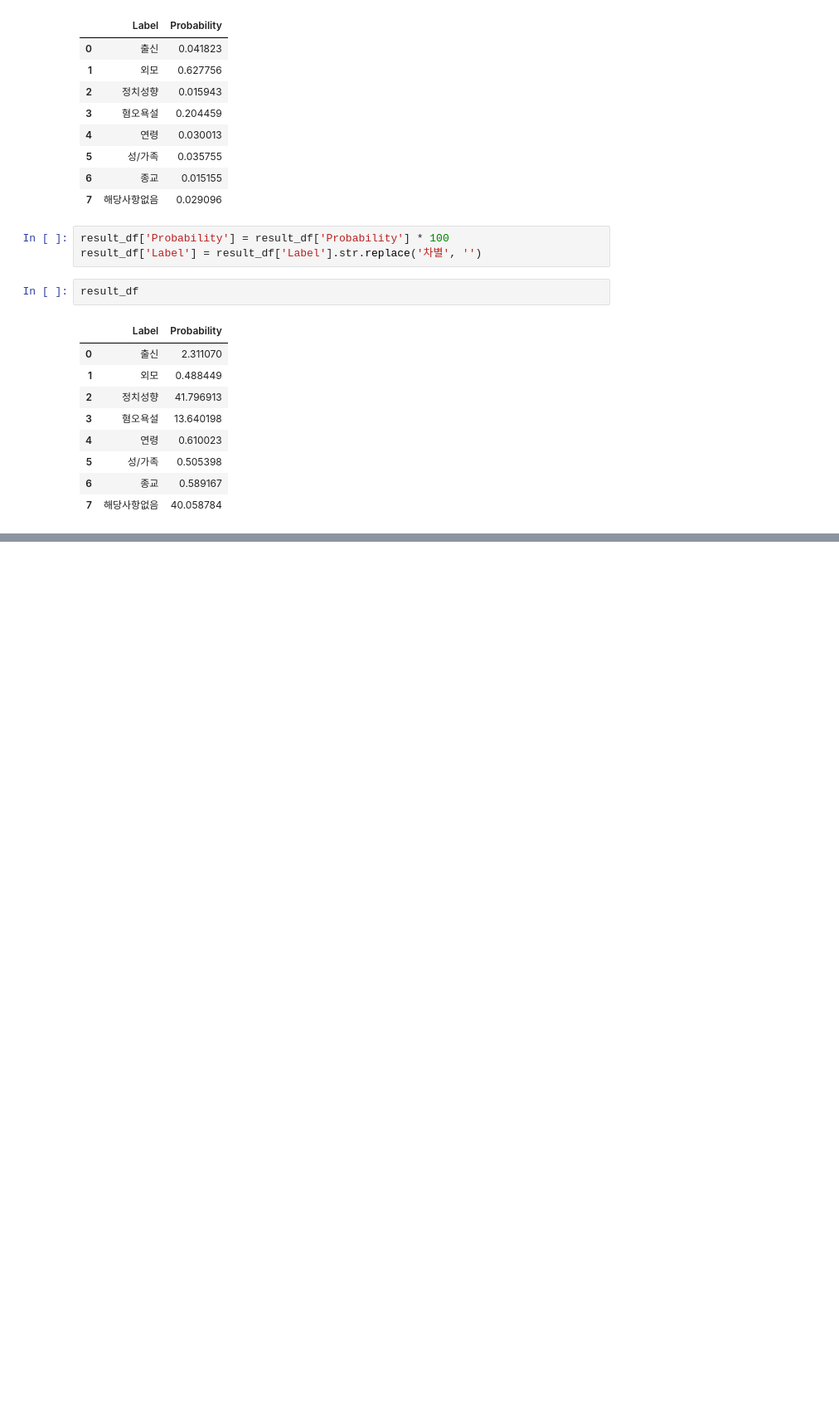
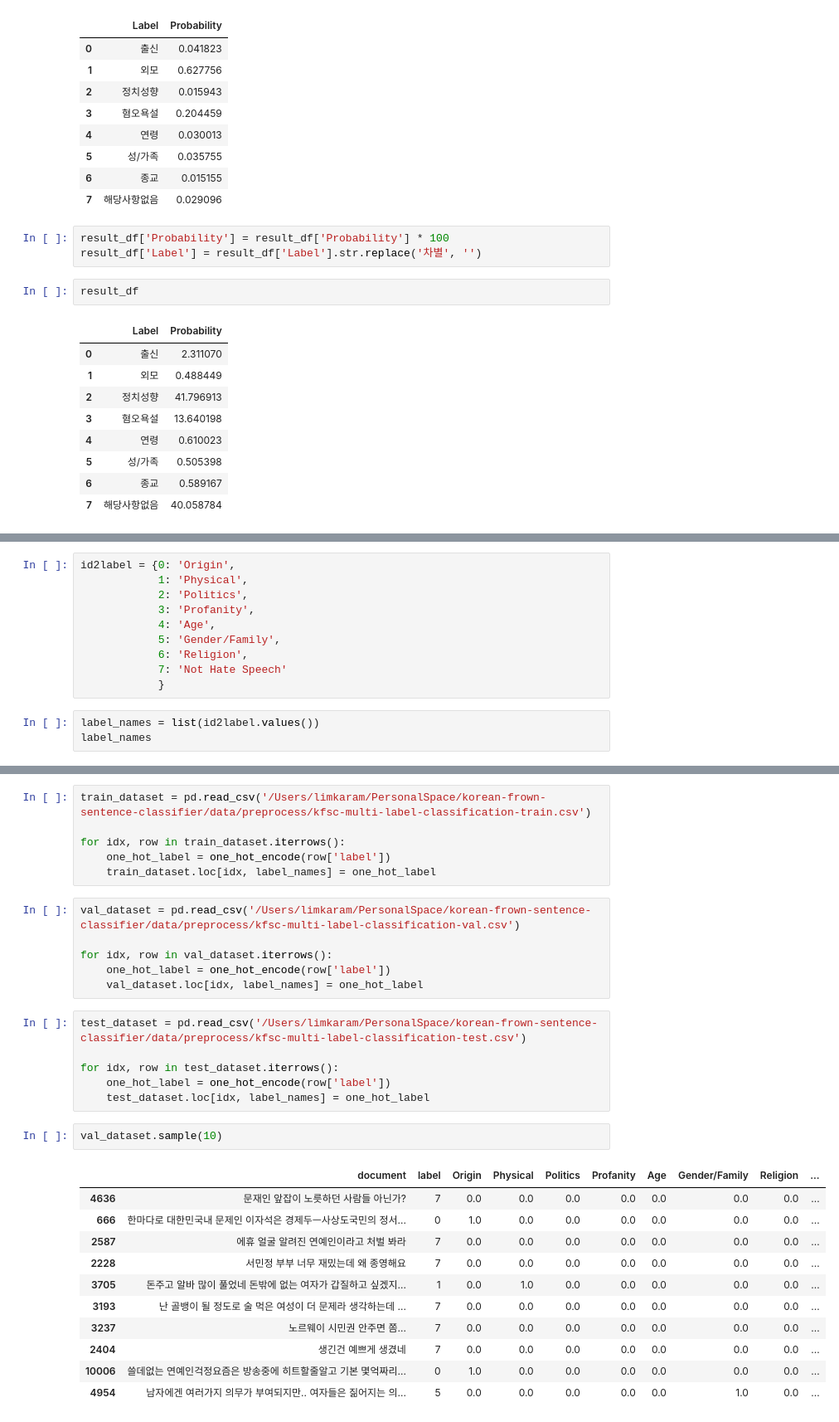
Before and after one commit to lkkaram/korean-frown-sentence-classifier, a Jupyter notebook: data/data_preprocess.ipynb, the cells around one changed output, grey strips where cells are left out. Shown: that part at 83% size. Drawn from its saved outputs; the diff is of its cells as text; blank space fills up the shorter version.

Commit message:
feat: multi-label classification 데이터 추가

```diff
--- a/data/data_preprocess.ipynb
+++ b/data/data_preprocess.ipynb
@@ -1078,0 +1464,13 @@ result_df
+# %%
+id2label = {0: 'Origin',
+            1: 'Physical',
+            2: 'Politics',
+            3: 'Profanity',
+            4: 'Age',
+            5: 'Gender/Family',
+            6: 'Religion',
+            7: 'Not Hate Speech'
+            }
+# %%
+label_names = list(id2label.values())
+label_names
@@ -1078,0 +1486,32 @@ result_df
+# %%
+train_dataset = pd.read_csv('/Users/limkaram/PersonalSpace/korean-frown-sentence-classifier/data/preprocess/kfsc-multi-label-classification-train.csv')
+
+for idx, row in train_dataset.iterrows():
+    one_hot_label = one_hot_encode(row['label'])
+    train_dataset.loc[idx, label_names] = one_hot_label
+# %%
+val_dataset = pd.read_csv('/Users/limkaram/PersonalSpace/korean-frown-sentence-classifier/data/preprocess/kfsc-multi-label-classification-val.csv')
+
+for idx, row in val_dataset.iterrows():
+    one_hot_label = one_hot_encode(row['label'])
+    val_dataset.loc[idx, label_names] = one_hot_label
+# %%
+test_dataset = pd.read_csv('/Users/limkaram/PersonalSpace/korean-frown-sentence-classifier/data/preprocess/kfsc-multi-label-classification-test.csv')
+
+for idx, row in test_dataset.iterrows():
+    one_hot_label = one_hot_encode(row['label'])
+    test_dataset.loc[idx, label_names] = one_hot_label
+# %%
+val_dataset.sample(10)
+# %% [output]
+|  | document | label | Origin | Physical | Politics | Profanity | Age | Gender/Family | Religion | ... |
+| 4636 | 문재인 앞잡이 노릇하던 사람들 아닌가? | 7 | 0.0 | 0.0 | 0.0 | 0.0 | 0.0 | 0.0 | 0.0 | ... |
+| 666 | 한마다로 대한민국내 문제인 이자석은 경제두ㅡ사상도국민의 정서... | 0 | 1.0 | 0.0 | 0.0 | 0.0 | 0.0 | 0.0 | 0.0 | ... |
+| 2587 | 에휴 얼굴 알려진 연예인이라고 처벌 봐라 | 7 | 0.0 | 0.0 | 0.0 | 0.0 | 0.0 | 0.0 | 0.0 | ... |
+| 2228 | 서민정 부부 너무 재밌는데 왜 종영해요 | 7 | 0.0 | 0.0 | 0.0 | 0.0 | 0.0 | 0.0 | 0.0 | ... |
+| 3705 | 돈주고 알바 많이 풀었네 돈밖에 없는 여자가 갑질하고 싶겠지... | 1 | 0.0 | 1.0 | 0.0 | 0.0 | 0.0 | 0.0 | 0.0 | ... |
+| 3193 | 난 골뱅이 될 정도로 술 먹은 여성이 더 문제라 생각하는데 ... | 7 | 0.0 | 0.0 | 0.0 | 0.0 | 0.0 | 0.0 | 0.0 | ... |
+| 3237 | 노르웨이 시민권 안주면 쫌... | 7 | 0.0 | 0.0 | 0.0 | 0.0 | 0.0 | 0.0 | 0.0 | ... |
+| 2404 | 생긴건 예쁘게 생겼네 | 7 | 0.0 | 0.0 | 0.0 | 0.0 | 0.0 | 0.0 | 0.0 | ... |
+| 10006 | 쓸데없는 연예인걱정요즘은 방송중에 히트할줄알고 기본 몇억짜리... | 0 | 1.0 | 0.0 | 0.0 | 0.0 | 0.0 | 0.0 | 0.0 | ... |
+| 4954 | 남자에겐 여러가지 의무가 부여되지만.. 여자들은 짊어지는 의... | 5 | 0.0 | 0.0 | 0.0 | 0.0 | 0.0 | 1.0 | 0.0 | ... |
```
Also changed, not shown: parts of 72 cells of this notebook, 10 other files.
